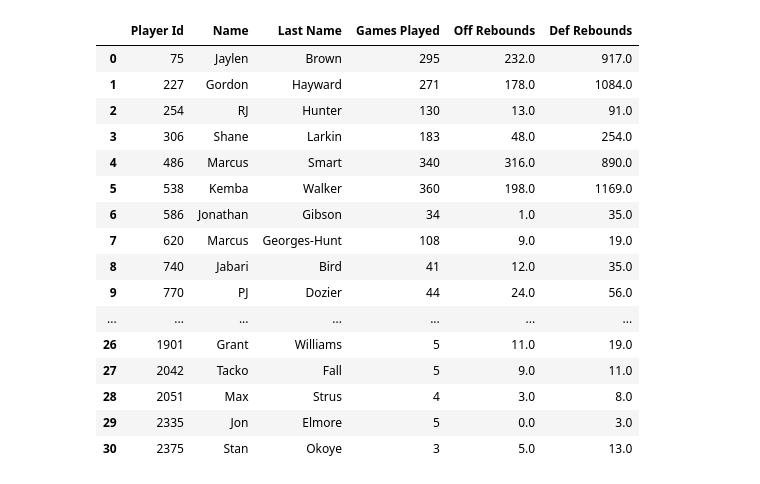
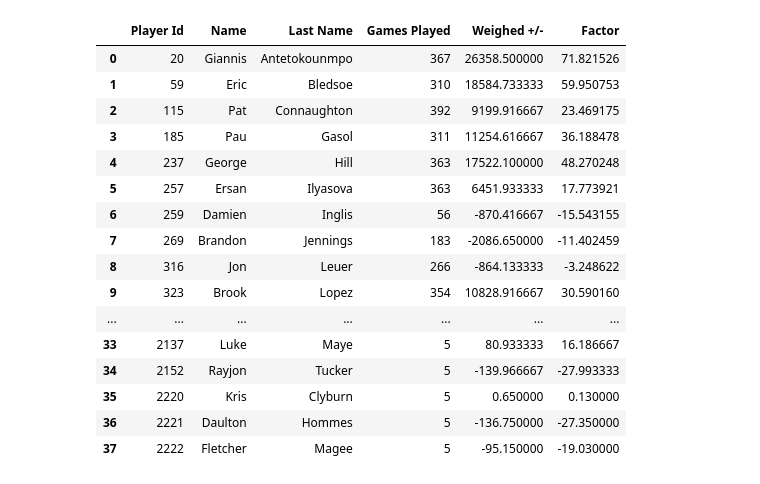
Before and after one commit to Fernandarangel23/Project-1---The-Jordans, a Jupyter notebook: NBA_API.ipynb, the cells around one changed output. Saved outputs shown, nothing was run; the diff lists cells and outputs as text; code cells hidden in the pictures.

Commit message:
se agrega tabla para calcular factor

```diff
--- a/NBA_API.ipynb
+++ b/NBA_API.ipynb
@@ -168,0 +189,2 @@ df3.head()
+# %%
+df3[["Min", "Seg"]] = df3["Min"].str.split(":", expand = True)
@@ -169,3 +200,13 @@ df3.head()
 # %%
 df3["Off Rebounds"] = pd.to_numeric(df3["Off Rebounds"])
 df3["Def Rebounds"] = pd.to_numeric(df3["Def Rebounds"])
+df3["+/-"] = pd.to_numeric(df3["+/-"])
+df3["Min"] = pd.to_numeric(df3["Min"])
+df3["Seg"] = pd.to_numeric(df3["Seg"])
+total_minutes = df3["Min"] + df3["Seg"]/60
+df3["Minutes"] = total_minutes
+weighed_plusminus = df3["+/-"]*df3["Minutes"]
+# %%
+df3["Minutes"] = total_minutes
+df3["Weighed +/-"] = weighed_plusminus
+df3.head()
@@ -172,4 +220,6 @@ df3["Def Rebounds"] = pd.to_numeric(df3["Def Rebounds"])
 # %%
 grouped_df3 = df3.groupby(["Player Id"])
 grouped_players = grouped_df3.sum()
-grouped_players.head()
+grouped_plusminus = grouped_df3["+/-"].mean()
+grouped_minutes = grouped_df3["Minutes"].sum()
+grouped_weighed = grouped_df3["Weighed +/-"].sum()
@@ -184,24 +226,26 @@ grouped_players.head()
-# %%
-df4 = pd.merge(df2, grouped_players, on = "Player Id")
-df4
-# %% [output]
-|  | Player Id | Name | Last Name | Games Played | Off Rebounds | Def Rebounds |
-| 0 | 75 | Jaylen | Brown | 295 | 232.0 | 917.0 |
-| 1 | 227 | Gordon | Hayward | 271 | 178.0 | 1084.0 |
-| 2 | 254 | RJ | Hunter | 130 | 13.0 | 91.0 |
-| 3 | 306 | Shane | Larkin | 183 | 48.0 | 254.0 |
-| 4 | 486 | Marcus | Smart | 340 | 316.0 | 890.0 |
-| 5 | 538 | Kemba | Walker | 360 | 198.0 | 1169.0 |
-| 6 | 586 | Jonathan | Gibson | 34 | 1.0 | 35.0 |
-| 7 | 620 | Marcus | Georges-Hunt | 108 | 9.0 | 19.0 |
-| 8 | 740 | Jabari | Bird | 41 | 12.0 | 35.0 |
-| 9 | 770 | PJ | Dozier | 44 | 24.0 | 56.0 |
-| ... | ... | ... | ... | ... | ... | ... |
-| 26 | 1901 | Grant | Williams | 5 | 11.0 | 19.0 |
-| 27 | 2042 | Tacko | Fall | 5 | 9.0 | 11.0 |
-| 28 | 2051 | Max | Strus | 4 | 3.0 | 8.0 |
-| 29 | 2335 | Jon | Elmore | 5 | 0.0 | 3.0 |
-| 30 | 2375 | Stan | Okoye | 3 | 5.0 | 13.0 |
+# %%
+df4 = pd.merge(df2, grouped_players, on = "Player Id")
+df5 = pd.merge(df4, grouped_plusminus, on = "Player Id")
+df5["Factor"] = df5["Weighed +/-"]/df5["Games Played"]
+df5[["Player Id", "Name", "Last Name", "Games Played", "Weighed +/-", "Factor"]]
+# %% [output]
+|  | Player Id | Name | Last Name | Games Played | Weighed +/- | Factor |
+| 0 | 20 | Giannis | Antetokounmpo | 367 | 26358.500000 | 71.821526 |
+| 1 | 59 | Eric | Bledsoe | 310 | 18584.733333 | 59.950753 |
+| 2 | 115 | Pat | Connaughton | 392 | 9199.916667 | 23.469175 |
+| 3 | 185 | Pau | Gasol | 311 | 11254.616667 | 36.188478 |
+| 4 | 237 | George | Hill | 363 | 17522.100000 | 48.270248 |
+| 5 | 257 | Ersan | Ilyasova | 363 | 6451.933333 | 17.773921 |
+| 6 | 259 | Damien | Inglis | 56 | -870.416667 | -15.543155 |
+| 7 | 269 | Brandon | Jennings | 183 | -2086.650000 | -11.402459 |
+| 8 | 316 | Jon | Leuer | 266 | -864.133333 | -3.248622 |
+| 9 | 323 | Brook | Lopez | 354 | 10828.916667 | 30.590160 |
+| ... | ... | ... | ... | ... | ... | ... |
+| 33 | 2137 | Luke | Maye | 5 | 80.933333 | 16.186667 |
+| 34 | 2152 | Rayjon | Tucker | 5 | -139.966667 | -27.993333 |
+| 35 | 2220 | Kris | Clyburn | 5 | 0.650000 | 0.130000 |
+| 36 | 2221 | Daulton | Hommes | 5 | -136.750000 | -27.350000 |
+| 37 | 2222 | Fletcher | Magee | 5 | -95.150000 | -19.030000 |
 # %%
 games_list = []
 points_list = []
```
Also changed, not shown: parts of 24 cells of this notebook.
